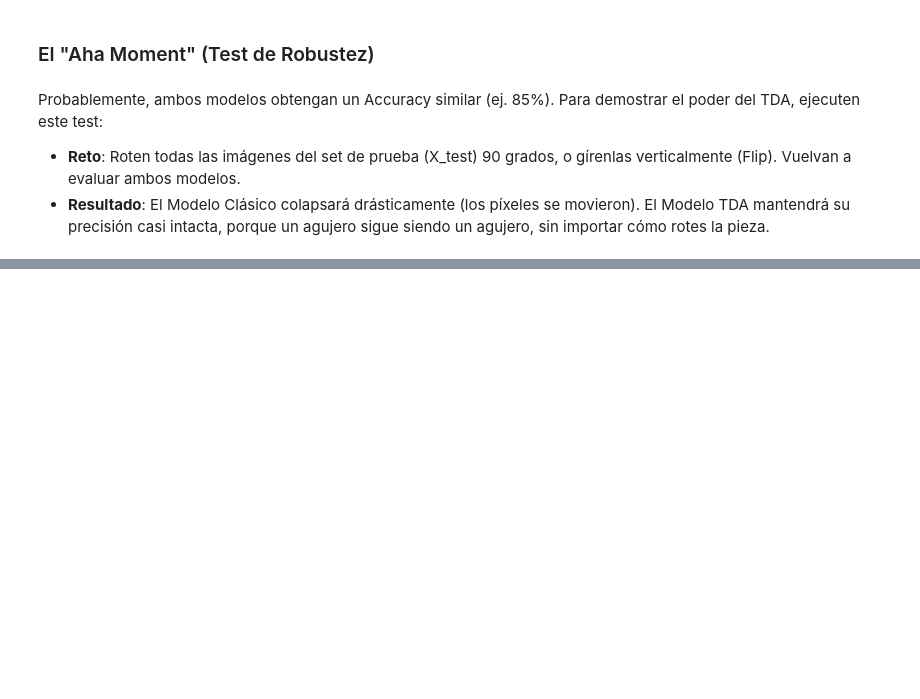
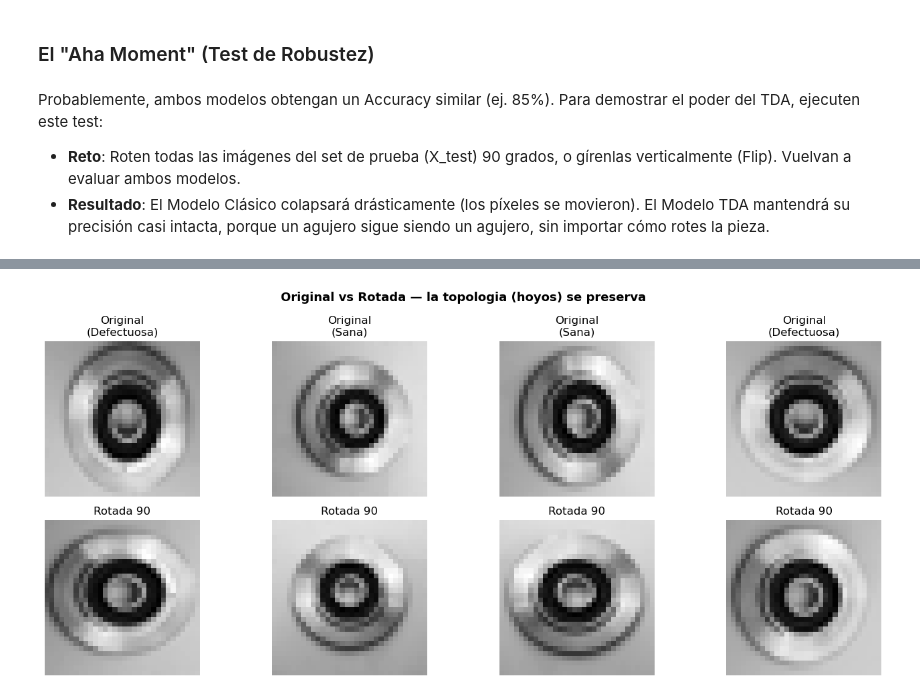
Before and after one commit to steffanylars/MA2007B_Topologia, a Jupyter notebook: MA2007B_3_PersistenciaHomologica.ipynb, the cells around one changed output, grey strips where cells are left out. Cells and saved outputs as stored; diff of their text form; code cells hidden in the pictures; blank space fills up the shorter version.

```diff
--- a/MA2007B_3_PersistenciaHomologica.ipynb
+++ b/MA2007B_3_PersistenciaHomologica.ipynb
@@ -130,3 +344,23 @@ Probablemente, ambos modelos obtengan un Accuracy similar (ej. 85%). Para demost
 
 - **Reto**: Roten todas las imágenes del set de prueba (X_test) 90 grados, o gírenlas verticalmente (Flip). Vuelvan a evaluar ambos modelos.
 - **Resultado**: El Modelo Clásico colapsará drásticamente (los píxeles se movieron). El Modelo TDA mantendrá su precisión casi intacta, porque un agujero sigue siendo un agujero, sin importar cómo rotes la pieza.
+# %%
+X_img_test_orig = X_imagenes[idx_test]
+X_img_test_rot  = np.rot90(X_img_test_orig, k=1, axes=(1, 2))
+
+X_cl_test_rot = X_img_test_rot.reshape(len(idx_test), -1)
+acc_clasico_rot = accuracy_score(y_test, rf_clasico.predict(X_cl_test_rot))
+
+print("Recalculando persistencia de imagenes rotadas...")
+diag_rot    = cp_real.transform(X_img_test_rot)
+X_tda_rot   = pi.transform(diag_rot).reshape(len(idx_test), -1)
+acc_tda_rot = accuracy_score(y_test, rf_tda.predict(X_tda_rot))
+
+print("\nTEST DE ROBUSTEZ (rotacion 90) ")
+print(f"{'Modelo':<20} {'Normal':>10} {'Rotado':>10} {'Caida':>10}")
+print("-" * 52)
+print(f"{'Clasico (pixeles)':<20} {acc_clasico:>10.2%} {acc_clasico_rot:>10.2%} {acc_clasico - acc_clasico_rot:>10.2%}")
+print(f"{'TDA (topologia)':<20} {acc_tda:>10.2%} {acc_tda_rot:>10.2%} {acc_tda - acc_tda_rot:>10.2%}")
+print()
+print("Conclusion: el modelo TDA mantiene su precision")
+print("porque un agujero sigue siendo un agujero sin importar la rotacion.")
@@ -132,0 +378,17 @@ Probablemente, ambos modelos obtengan un Accuracy similar (ej. 85%). Para demost
+# %%
+fig, axes = plt.subplots(2, 4, figsize=(14, 6))
+
+for i in range(4):
+    axes[0, i].imshow(X_img_test_orig[i], cmap='gray')
+    axes[0, i].set_title(f"Original\n({'Defectuosa' if y_test[i]==1 else 'Sana'})")
+    axes[0, i].axis('off')
+
+    axes[1, i].imshow(X_img_test_rot[i], cmap='gray')
+    axes[1, i].set_title("Rotada 90")
+    axes[1, i].axis('off')
+
+plt.suptitle("Original vs Rotada — la topologia (hoyos) se preserva", fontsize=13, fontweight='bold')
+plt.tight_layout()
+plt.show()
+# %% [output]
+[figure, added]
```
Also changed, not shown: parts of 22 cells of this notebook, 1 other file.
